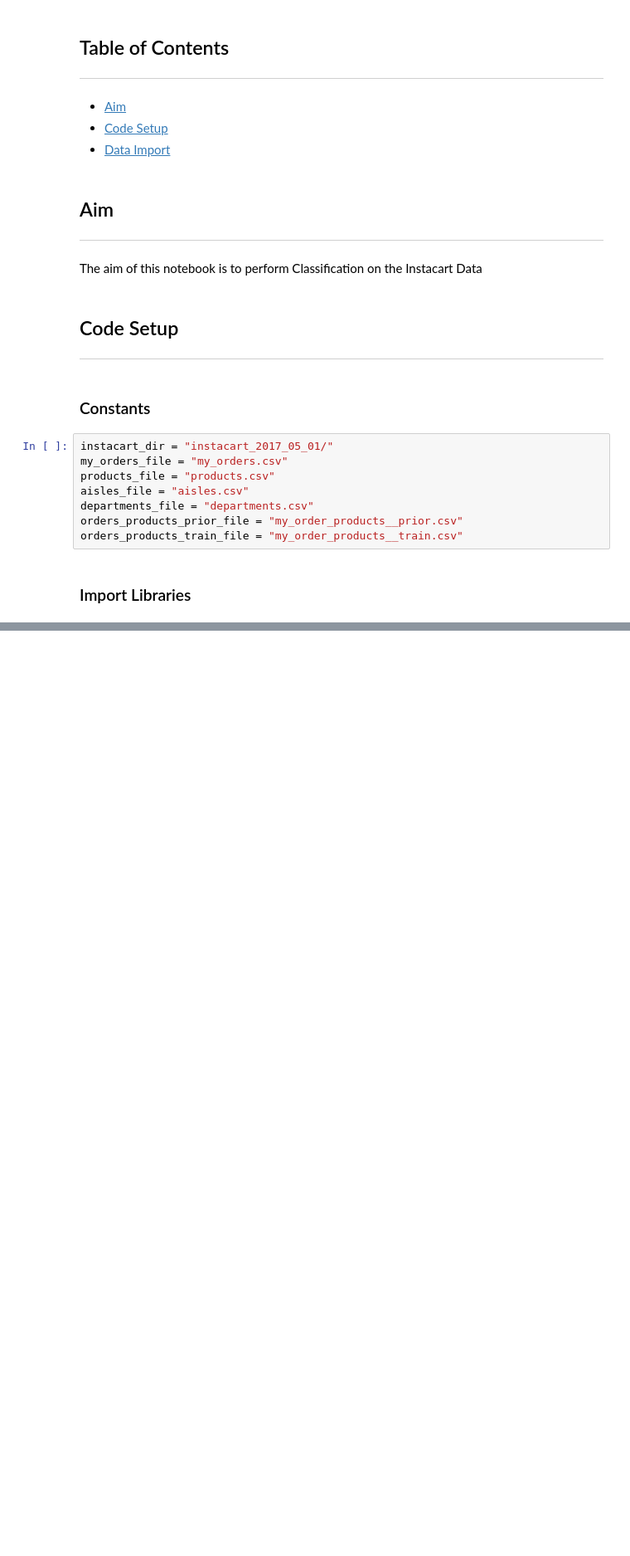
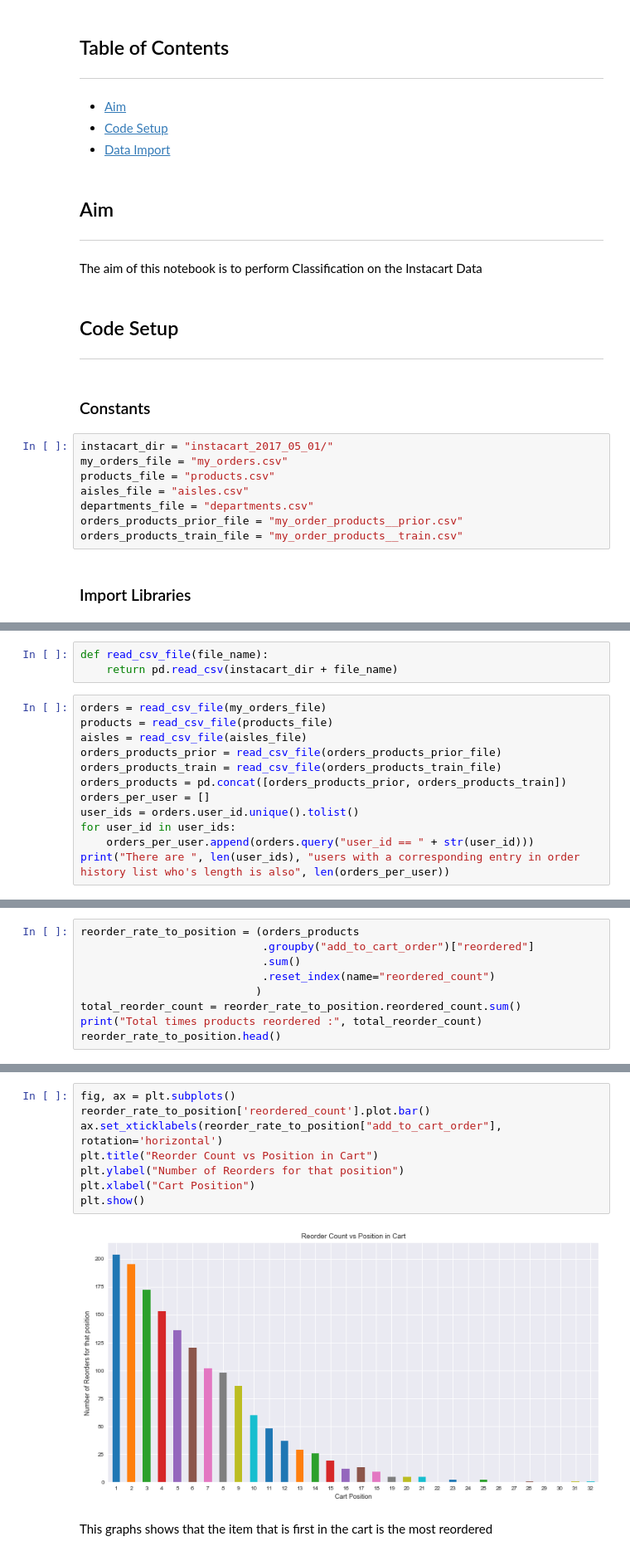
Before and after one commit to 1carew1/instacart_investigation, a Jupyter notebook: Assignment_2_Classification.ipynb, the cells around one changed output, grey strips where cells are left out. Shown at 83% size. Cells and saved outputs as stored; diff of their text form; blank space fills up the shorter version.

```diff
--- a/Assignment_2_Classification.ipynb
+++ b/Assignment_2_Classification.ipynb
@@ -40,0 +43,15 @@ sns.set_context("paper")
+# %%
+def read_csv_file(file_name):
+    return pd.read_csv(instacart_dir + file_name)
+# %%
+orders = read_csv_file(my_orders_file)
+products = read_csv_file(products_file)
+aisles = read_csv_file(aisles_file)
+orders_products_prior = read_csv_file(orders_products_prior_file)
+orders_products_train = read_csv_file(orders_products_train_file)
+orders_products = pd.concat([orders_products_prior, orders_products_train])
+orders_per_user = []
+user_ids = orders.user_id.unique().tolist()
+for user_id in user_ids:
+    orders_per_user.append(orders.query("user_id == " + str(user_id)))
+print("There are ", len(user_ids), "users with a corresponding entry in order history list who's length is also", len(orders_per_user))
@@ -40,0 +125,9 @@ sns.set_context("paper")
+# %%
+reorder_rate_to_position = (orders_products
+                            .groupby("add_to_cart_order")["reordered"]
+                            .sum()
+                            .reset_index(name="reordered_count")
+                           )
+total_reorder_count = reorder_rate_to_position.reordered_count.sum()
+print("Total times products reordered :", total_reorder_count)
+reorder_rate_to_position.head()
@@ -40,0 +142,12 @@ sns.set_context("paper")
+# %%
+fig, ax = plt.subplots()
+reorder_rate_to_position['reordered_count'].plot.bar()
+ax.set_xticklabels(reorder_rate_to_position["add_to_cart_order"], rotation='horizontal')
+plt.title("Reorder Count vs Position in Cart")
+plt.ylabel("Number of Reorders for that position")
+plt.xlabel("Cart Position")
+plt.show()
+# %% [output]
+[figure, added]
+# %% [markdown]
+This graphs shows that the item that is first in the cart is the most reordered
```
Also changed, not shown: parts of 21 cells of this notebook, 1 other file.
